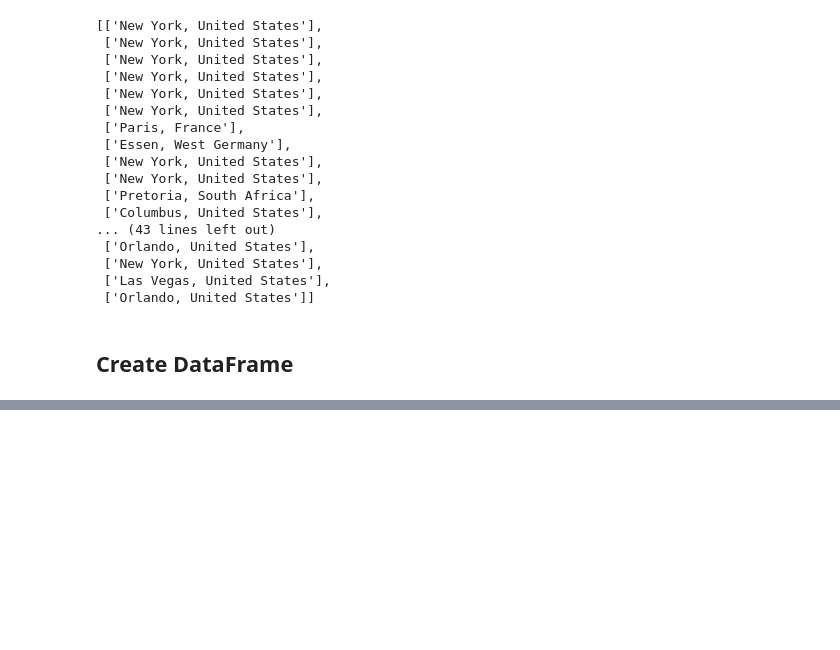
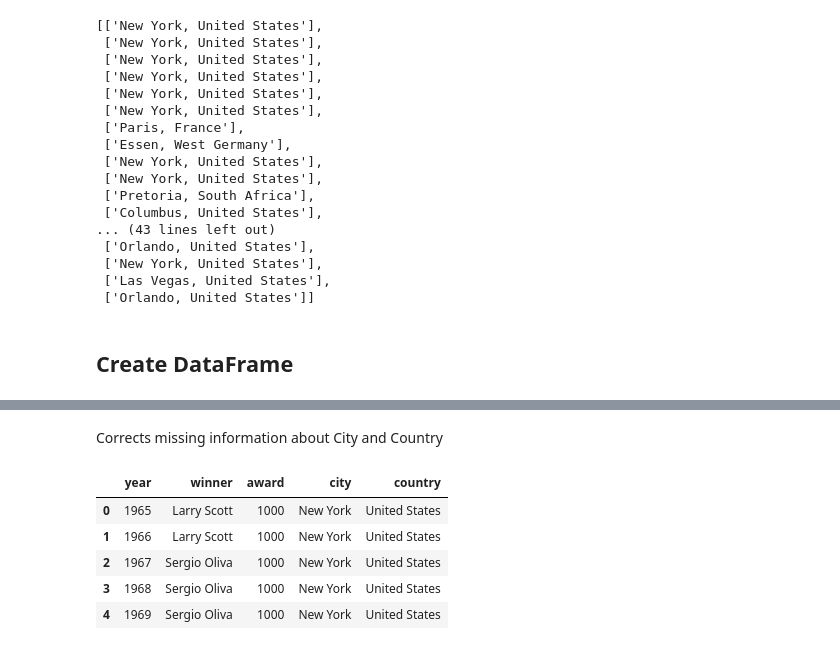
Before and after one commit to jojosuelobo/MrOlympia-DataAnalysis, a Jupyter notebook: project.ipynb, the cells around one changed output, grey strips where cells are left out. Drawn from its saved outputs; the diff is of its cells as text; code cells hidden in the pictures; blank space fills up the shorter version.

```diff
--- a/project.ipynb
+++ b/project.ipynb
@@ -460,0 +450,14 @@ df
+# %% [markdown]
+Corrects missing information about City and Country
+# %%
+df_olympia['city'] = df_olympia['city'].replace('Unknown', 'Los Angeles')
+df_olympia['country'] = df_olympia['country'].replace('Unknown', 'United States')
+
+df_olympia.head()
+# %% [output]
+|  | year | winner | award | city | country |
+| 0 | 1965 | Larry Scott | 1000 | New York | United States |
+| 1 | 1966 | Larry Scott | 1000 | New York | United States |
+| 2 | 1967 | Sergio Oliva | 1000 | New York | United States |
+| 3 | 1968 | Sergio Oliva | 1000 | New York | United States |
+| 4 | 1969 | Sergio Oliva | 1000 | New York | United States |
```
Also changed, not shown: parts of 7 cells of this notebook.
